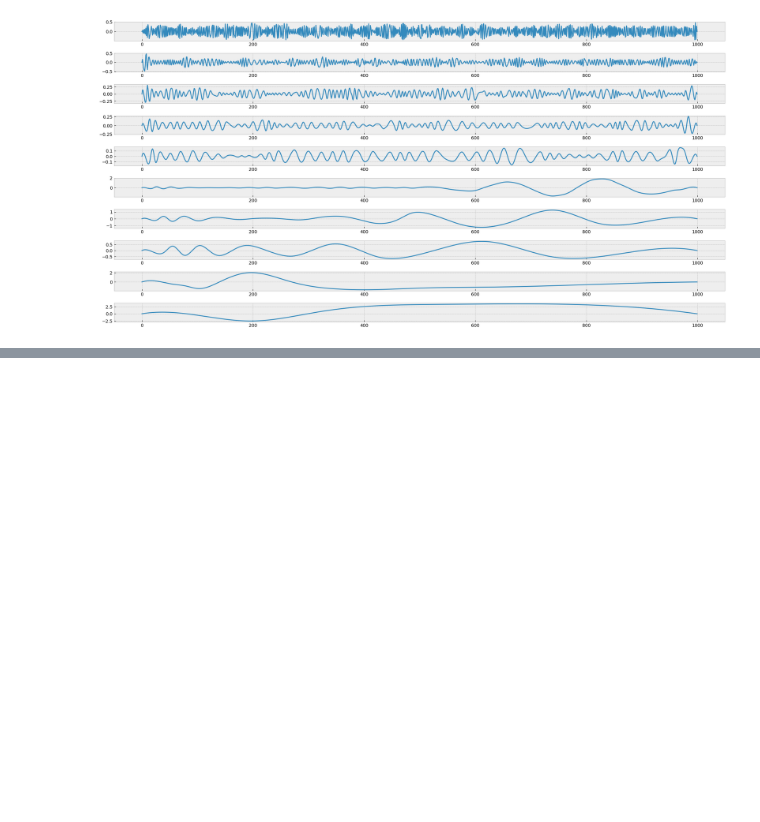
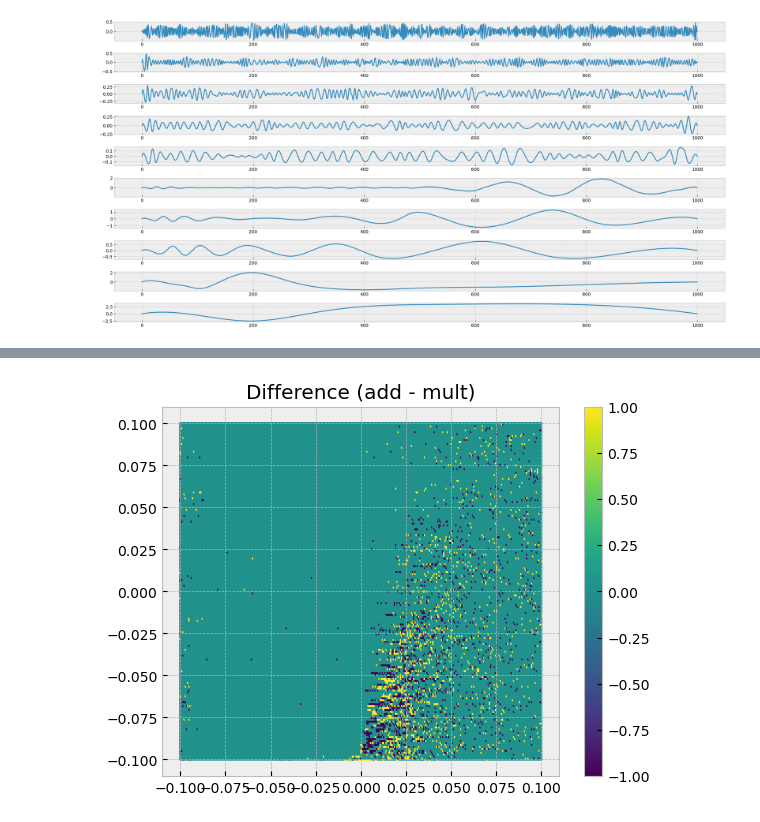
Before and after one commit to ivanvoid/HHSA, a Jupyter notebook: Holo-Hilbert-SA.ipynb, the cells around one changed output, grey strips where cells are left out. Cells and saved outputs as stored; diff of their text form; code cells hidden in the pictures; blank space fills up the shorter version.

```diff
--- a/Holo-Hilbert-SA.ipynb
+++ b/Holo-Hilbert-SA.ipynb
@@ -132,0 +167,9 @@ plot_me(mult_if, mult_ip, title='Mult signal deconstruction')
+# %%
+# Difference
+h = plt.hexbin(np.zeros_like(add_if), np.zeros_like(add_ip), gridsize=300, bins=3, vmin=-1, vmax=1)
+h.set_array(h0.get_array() - h1.get_array())
+plt.title('Difference (add - mult)')
+plt.colorbar()
+plt.show()
+# %% [output]
+[figure, added]
```
Also changed, not shown: parts of 4 cells of this notebook.
